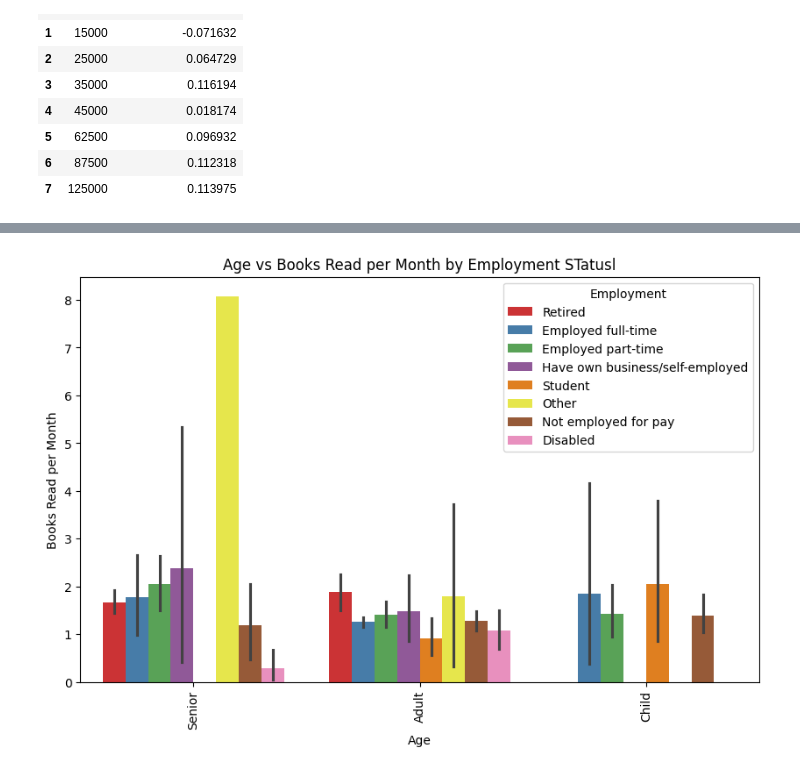
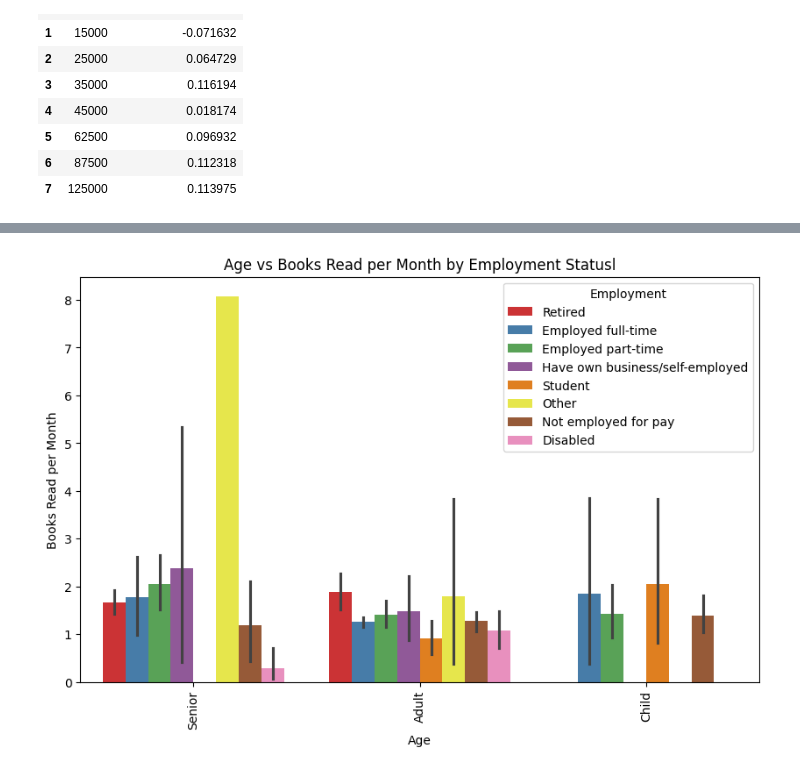
Before and after one commit to TinaBaldwin/data_project, a Jupyter notebook: Reading_habit_notebook.ipynb, the cells around one changed output, grey strips where cells are left out. Cells and saved outputs as stored; diff of their text form; code cells hidden in the pictures.

```diff
--- a/Reading_habit_notebook.ipynb
+++ b/Reading_habit_notebook.ipynb
@@ -391,12 +375,13 @@ Name: count, dtype: int64
 # %%
 read_habit = read_habit.drop(
     [
+    'Race',
     'Read any printed books during last 12months?',
     'Read any audiobooks during last 12months?',
     'Read any e-books during last 12months?',
     'How obtained last bk rd',
     'Do you happen to read any daily news or newspapers?',
-    'Do you happen to read any magazines or journals?'
+    'Do you happen to read any magazines or journals?',
     ],
     axis=1
 )
@@ -859,14 +896,14 @@ plt.show()
 # %%
 plt.figure(figsize=(10, 6))
 sns.barplot(data=read_habit, x='Age group', y='Ave books read per month', hue='Employment', palette='Set1')
-plt.title('Age vs Books Read per Month by Employment STatusl')
+plt.title('Age vs Books Read per Month by Employment Statusl')
 plt.xlabel('Age')
 plt.ylabel('Books Read per Month')
 plt.legend(title='Employment')
 plt.xticks(rotation=90)  # Rotates the x-axis labels if needed
 plt.show()
 # %% [output]
-[figure, old version]
+[figure, new version]
 # %%
 plt.figure(figsize=(10, 6))
 sns.barplot(data=read_habit, x='Age group', y='Ave books read per month', hue='Marital status', palette='Set1')
```
Also changed, not shown: parts of 32 cells of this notebook.
